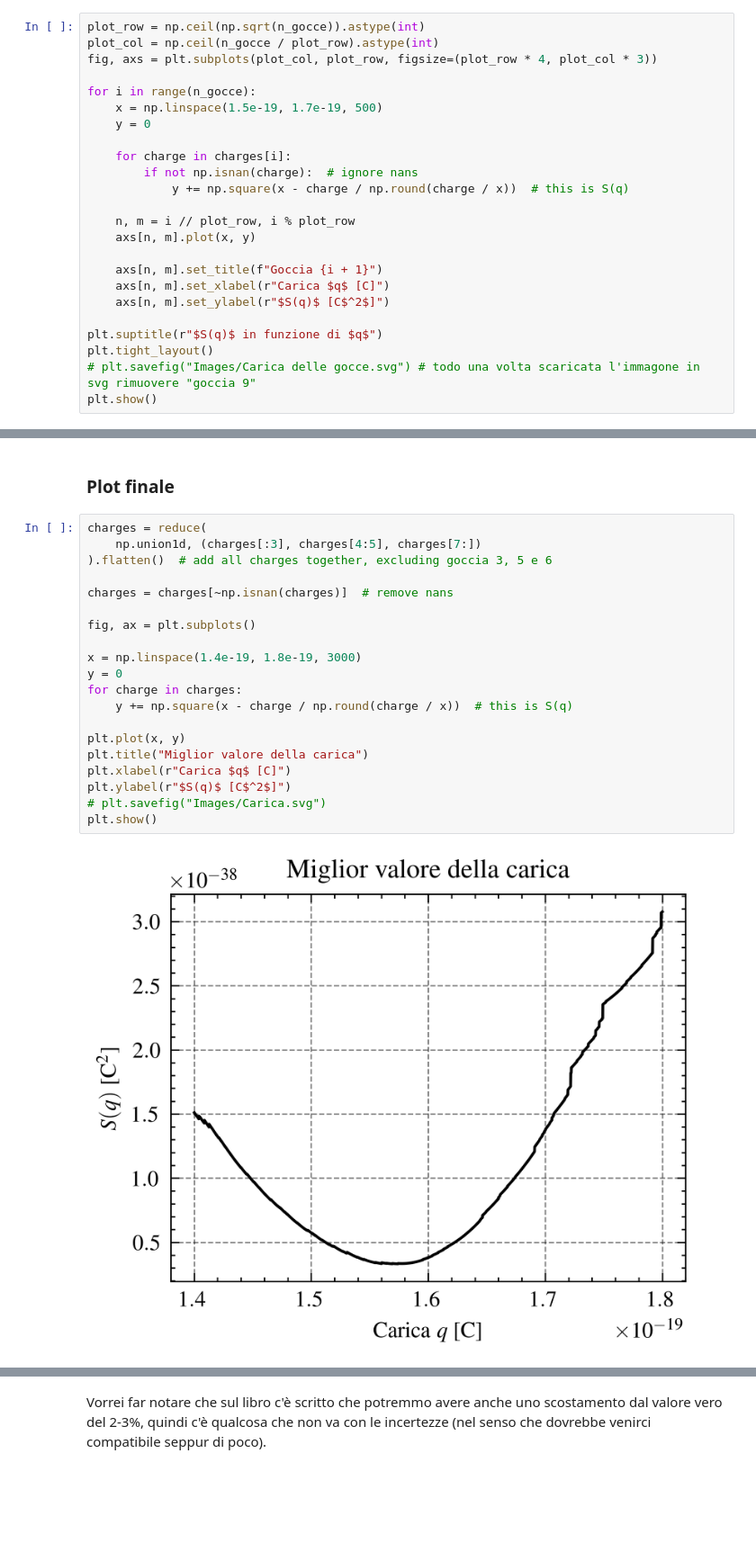
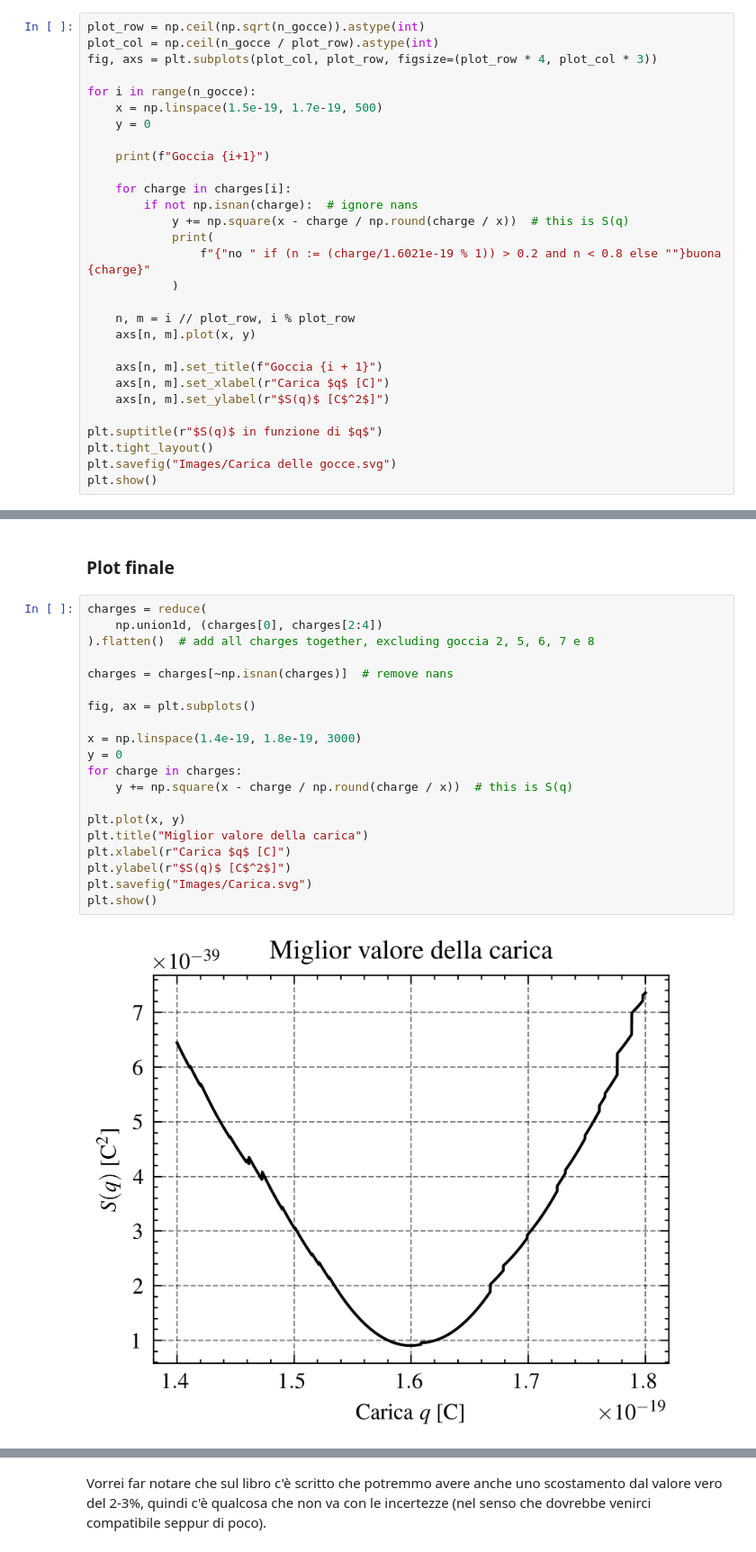
Before and after one commit to Mattia04/Labo_2_Anno_ottica, a Jupyter notebook: Millikan/analisi2.ipynb, the cells around one changed output, grey strips where cells are left out. Shown at 90% size. Saved outputs shown, nothing was run; the diff lists cells and outputs as text; blank space fills up the shorter version.

Commit message:
saved images

```diff
--- a/Millikan/analisi2.ipynb
+++ b/Millikan/analisi2.ipynb
@@ -281,9 +280,14 @@ for i in range(n_gocce):
     x = np.linspace(1.5e-19, 1.7e-19, 500)
     y = 0
 
+    print(f"Goccia {i+1}")
+
     for charge in charges[i]:
         if not np.isnan(charge):  # ignore nans
             y += np.square(x - charge / np.round(charge / x))  # this is S(q)
+            print(
+                f"{"no " if (n := (charge/1.6021e-19 % 1)) > 0.2 and n < 0.8 else ""}buona {charge}"
+            )
 
     n, m = i // plot_row, i % plot_row
     axs[n, m].plot(x, y)
@@ -294,6 +298,6 @@ for i in range(n_gocce):
 
 plt.suptitle(r"$S(q)$ in funzione di $q$")
 plt.tight_layout()
-# plt.savefig("Images/Carica delle gocce.svg") # todo una volta scaricata l'immagone in svg rimuovere "goccia 9"
+plt.savefig("Images/Carica delle gocce.svg")
 plt.show()
 # %% [output]
@@ -302,26 +323,26 @@ plt.show()
 ### Plot finale
 # %%
 charges = reduce(
-    np.union1d, (charges[:3], charges[4:5], charges[7:])
-).flatten()  # add all charges together, excluding goccia 3, 5 e 6
+    np.union1d, (charges[0], charges[2:4])
+).flatten()  # add all charges together, excluding goccia 2, 5, 6, 7 e 8
 
 charges = charges[~np.isnan(charges)]  # remove nans
 
 fig, ax = plt.subplots()
 
 x = np.linspace(1.4e-19, 1.8e-19, 3000)
 y = 0
 for charge in charges:
     y += np.square(x - charge / np.round(charge / x))  # this is S(q)
 
 plt.plot(x, y)
 plt.title("Miglior valore della carica")
 plt.xlabel(r"Carica $q$ [C]")
 plt.ylabel(r"$S(q)$ [C$^2$]")
-# plt.savefig("Images/Carica.svg")
+plt.savefig("Images/Carica.svg")
 plt.show()
 # %% [output]
-[figure, old version]
+[figure, new version]
 # %% [markdown]
 ### Compute $q_{min}$ and $\sigma_{q_{min}}$
 
```
Also changed, not shown: parts of 5 cells of this notebook, 3 other files.
